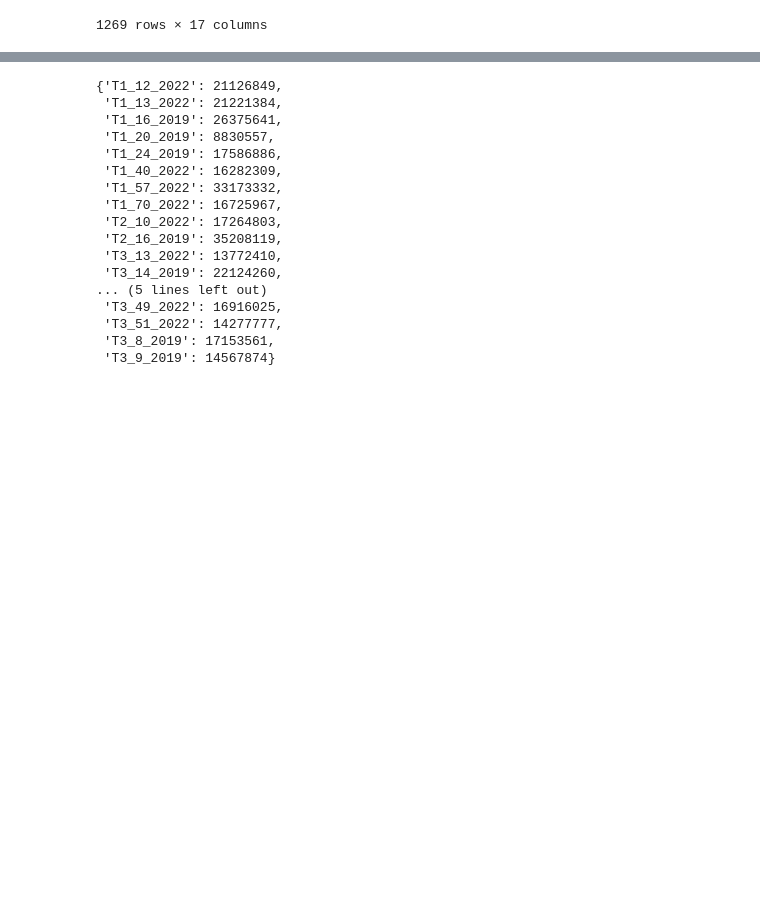
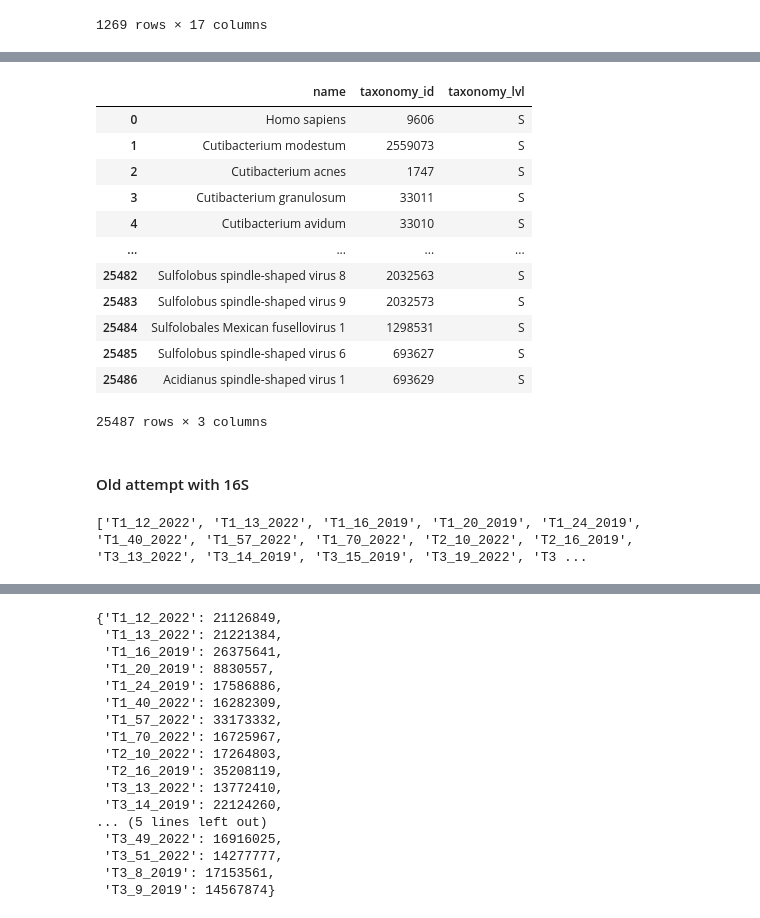
Before and after one commit to brookewicz/CBC_metagenomics, a Jupyter notebook: mcav1/4Taxa_Trials.ipynb, the cells around one changed output, grey strips where cells are left out. Saved outputs shown, nothing was run; the diff lists cells and outputs as text; code cells hidden in the pictures; blank space fills up the shorter version.

```diff
--- a/mcav1/4Taxa_Trials.ipynb
+++ b/mcav1/4Taxa_Trials.ipynb
@@ -1707,0 +1661,18 @@ tax_table
+# %%
+# Make taxa otu id table
+otu_id=otu_table.iloc[:, 0:3]
+otu_id
+# %% [output]
+|  | name | taxonomy_id | taxonomy_lvl |
+| 0 | Homo sapiens | 9606 | S |
+| 1 | Cutibacterium modestum | 2559073 | S |
+| 2 | Cutibacterium acnes | 1747 | S |
+| 3 | Cutibacterium granulosum | 33011 | S |
+| 4 | Cutibacterium avidum | 33010 | S |
+| ... | ... | ... | ... |
+| 25482 | Sulfolobus spindle-shaped virus 8 | 2032563 | S |
+| 25483 | Sulfolobus spindle-shaped virus 9 | 2032573 | S |
+| 25484 | Sulfolobales Mexican fusellovirus 1 | 1298531 | S |
+| 25485 | Sulfolobus spindle-shaped virus 6 | 693627 | S |
+| 25486 | Acidianus spindle-shaped virus 1 | 693629 | S |
+25487 rows × 3 columns
@@ -1707,0 +1682,14 @@ tax_table
+# %% [markdown]
+#### Old attempt with 16S
+# %%
+# Need to rename column names with sample IDs
+
+#read file and seperate lines into a list of values
+FILEPATH = '//project/pi_sarah_gignouxwolfsohn_uml_edu/brooke/mcav/taxonomy/kraken/SAMPLEID'
+with open(FILEPATH, 'r') as file:
+    sampleid = file.read().split()
+
+# SAMPLEID contains list of sample ids
+print(sampleid)
+# %% [output]
+['T1_12_2022', 'T1_13_2022', 'T1_16_2019', 'T1_20_2019', 'T1_24_2019', 'T1_40_2022', 'T1_57_2022', 'T1_70_2022', 'T2_10_2022', 'T2_16_2019', 'T3_13_2022', 'T3_14_2019', 'T3_15_2019', 'T3_19_2022', 'T3 ...
```
Also changed, not shown: parts of 39 cells of this notebook.
